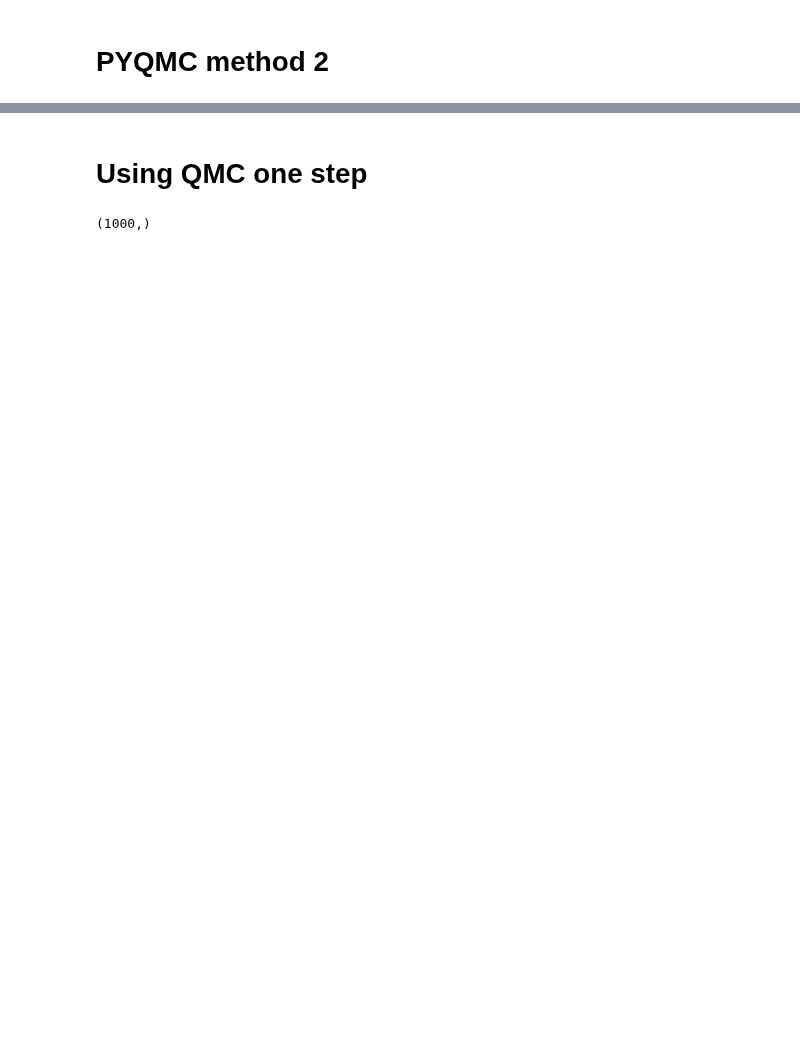
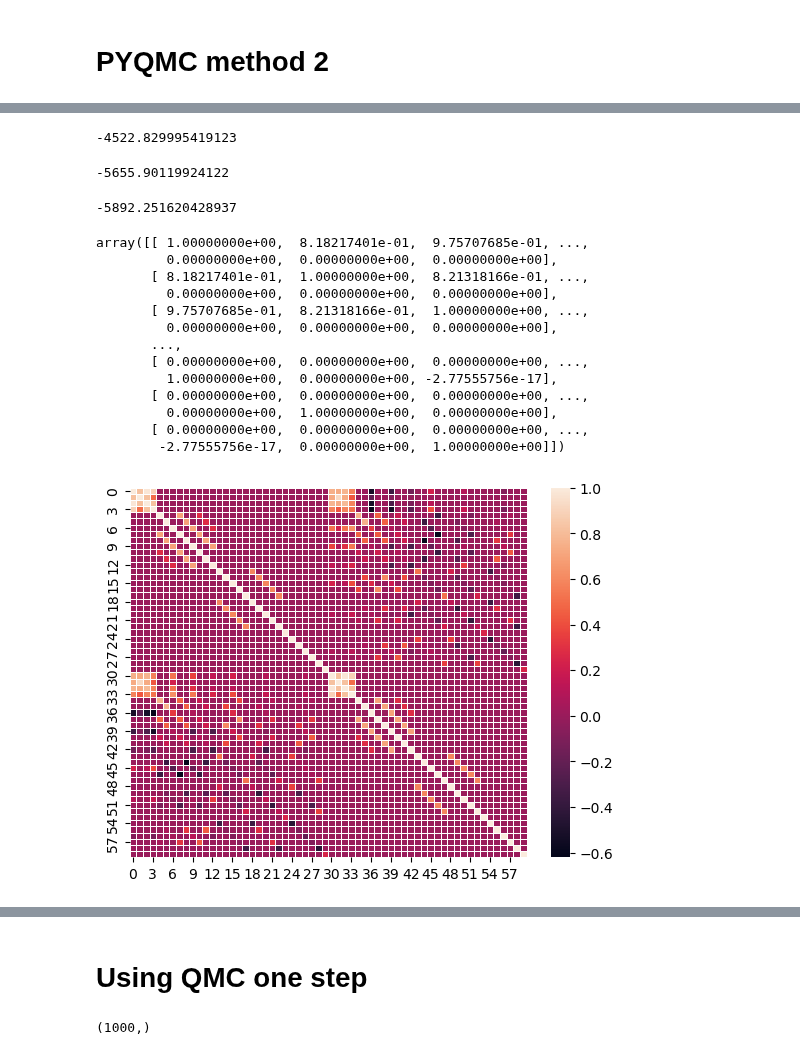
Before and after one commit to kayahans/pyqmc, a Jupyter notebook: pyqmc/test-overlap-casci-full.ipynb, the cells around one changed output, grey strips where cells are left out. Saved outputs shown, nothing was run; the diff lists cells and outputs as text; code cells hidden in the pictures; blank space fills up the shorter version.

```diff
--- a/pyqmc/test-overlap-casci-full.ipynb
+++ b/pyqmc/test-overlap-casci-full.ipynb
@@ -144,3 +172,33 @@ print(num_ao)
+# %%
+np.sum([d0, d0])
+# %% [output]
+-4522.829995419123
+# %%
+np.sum([d0, d1])
+# %% [output]
+-5655.90119924122
+# %%
+np.sum([d0, d2])
+# %% [output]
+-5892.251620428937
+# %%
+sns.heatmap(mf.get_ovlp(), linewidths=.5)
+mf.get_ovlp()
+# %% [output]
+array([[ 1.00000000e+00,  8.18217401e-01,  9.75707685e-01, ...,
+         0.00000000e+00,  0.00000000e+00,  0.00000000e+00],
+       [ 8.18217401e-01,  1.00000000e+00,  8.21318166e-01, ...,
+         0.00000000e+00,  0.00000000e+00,  0.00000000e+00],
+       [ 9.75707685e-01,  8.21318166e-01,  1.00000000e+00, ...,
+         0.00000000e+00,  0.00000000e+00,  0.00000000e+00],
+       ...,
+       [ 0.00000000e+00,  0.00000000e+00,  0.00000000e+00, ...,
+         1.00000000e+00,  0.00000000e+00, -2.77555756e-17],
+       [ 0.00000000e+00,  0.00000000e+00,  0.00000000e+00, ...,
+         0.00000000e+00,  1.00000000e+00,  0.00000000e+00],
+       [ 0.00000000e+00,  0.00000000e+00,  0.00000000e+00, ...,
+        -2.77555756e-17,  0.00000000e+00,  1.00000000e+00]])
+[figure, added]
 # %%
 det_dim_up = wf1._dets[0][1].shape[-1]
 print(det_dim_up, ' up determinants')
```
Also changed, not shown: parts of 53 cells of this notebook, 2 other files.
